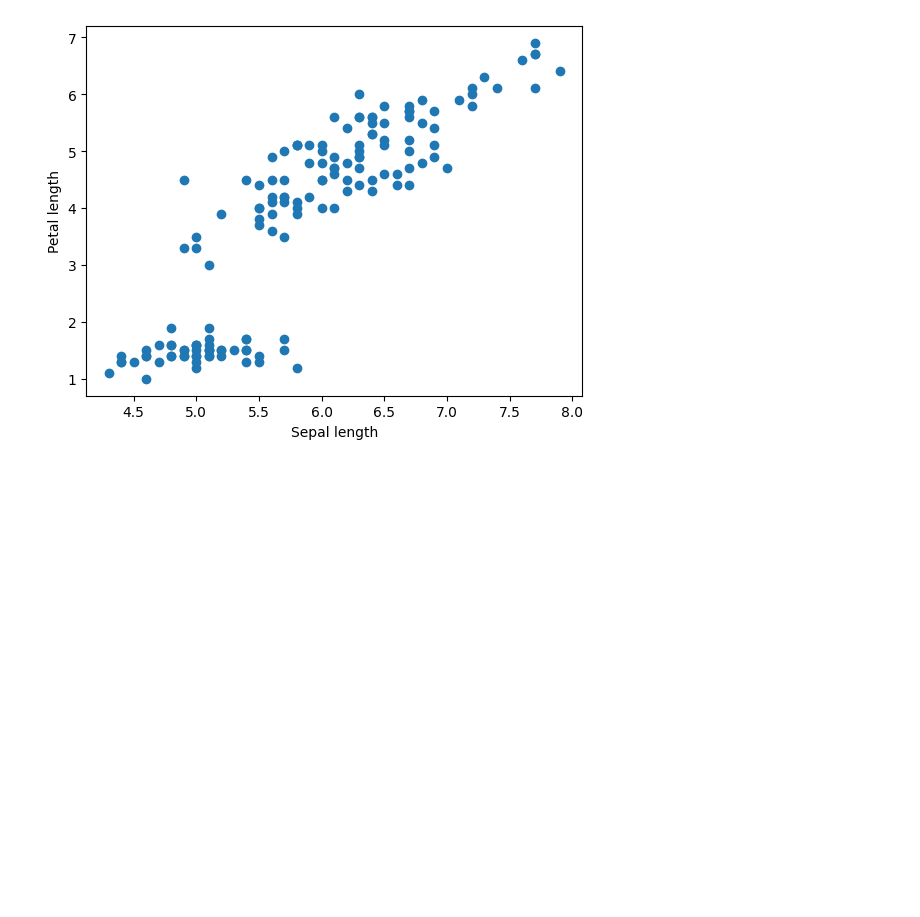
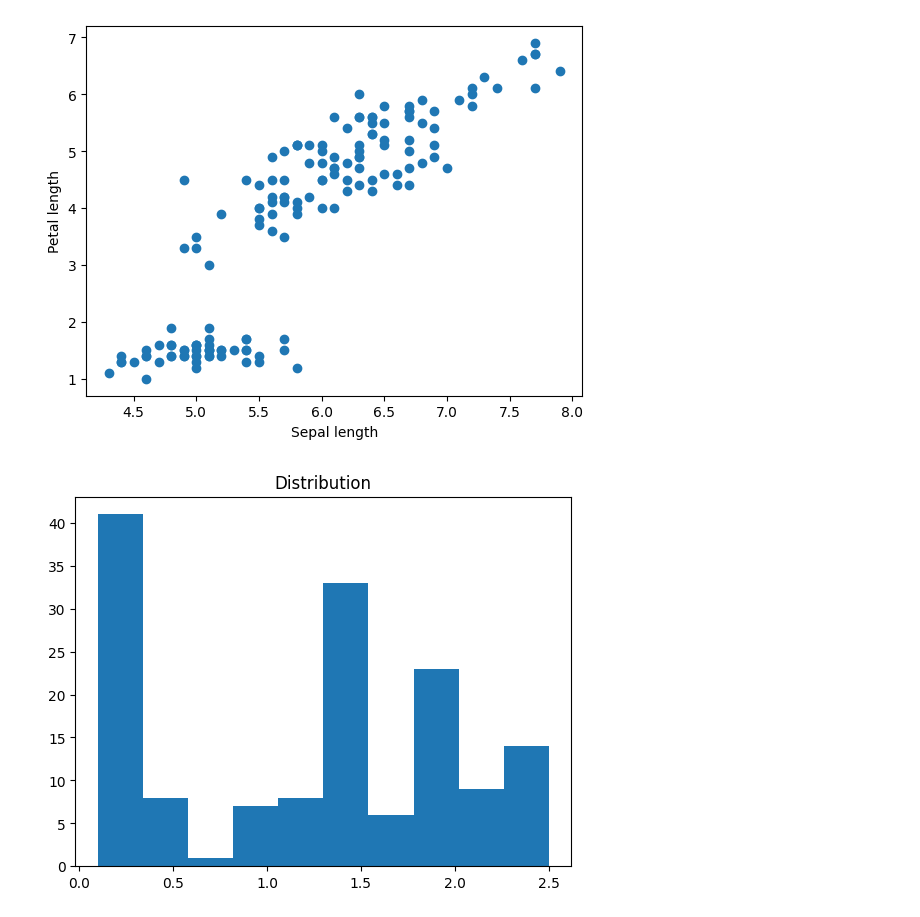
Before and after one commit to krishn12323/aiml_lab, a Jupyter notebook: lab2.ipynb, the cells around one changed output. Cells and saved outputs as stored; diff of their text form; code cells hidden in the pictures; blank space fills up the shorter version.

```diff
--- a/lab2.ipynb
+++ b/lab2.ipynb
@@ -36,3 +37,10 @@ plt.ylabel("Petal length")
 plt.show()
 # %% [output]
 [figure]
+# %%
+#A4
+plt.hist(df['petal width (cm)'])
+plt.title("Distribution")
+plt.show()
+# %% [output]
+[figure, added]
```
Also changed, not shown: parts of 3 cells of this notebook.
